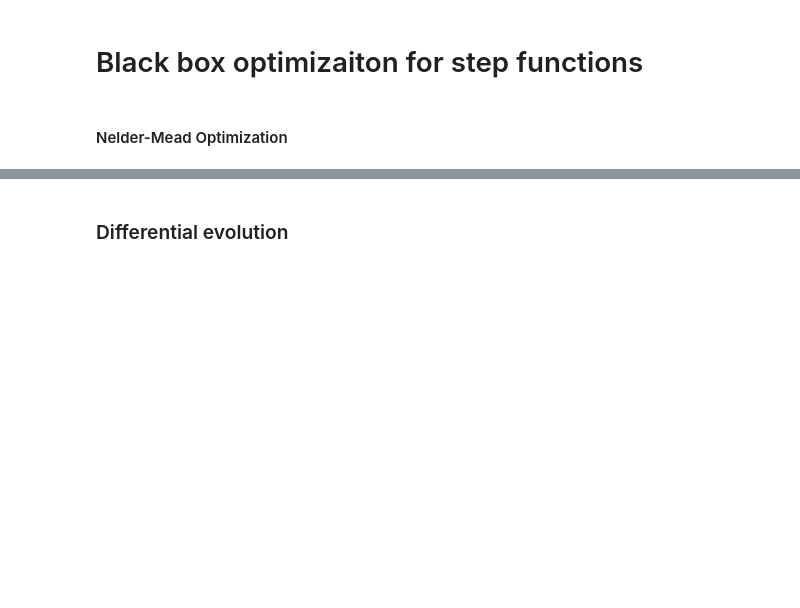
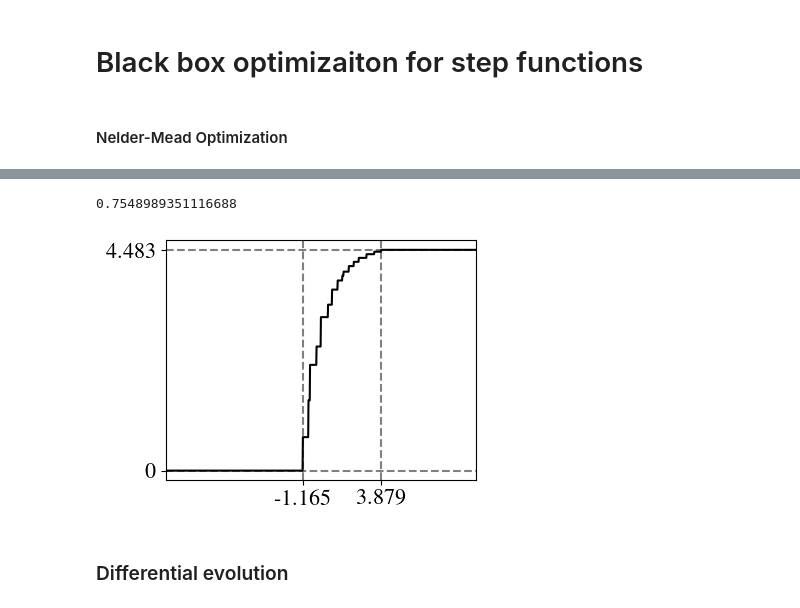
Before and after one commit to yuxinma98/NonlinearLaplacian, a Jupyter notebook: planted_submatrix.ipynb, the cells around one changed output, grey strips where cells are left out. Drawn from its saved outputs; the diff is of its cells as text; code cells hidden in the pictures; blank space fills up the shorter version.

```diff
--- a/planted_submatrix.ipynb
+++ b/planted_submatrix.ipynb
@@ -551,7 +728,7 @@ def minimize_with_random_initial_simplex(n=20, seed=0):
         historic_funs.append(intermediate_result.fun)
 
     res = spo.minimize(
-        c_for_step_function,
+        lambda beta: c_for_step_function(beta, c_range=[0.5, 1.0], tol=1e-12, plot=False),
         x0=np.zeros(2 * n + 2),
         method="Nelder-Mead",
         bounds=bounds,
@@ -559,11 +736,3 @@ def minimize_with_random_initial_simplex(n=20, seed=0):
         options={"initial_simplex": simplex},
     )
     return historic_xks, historic_funs, res
-# %%
-# n = 15
-for seed in range(10):
-    historic_xks, historic_funs, res = minimize_with_random_initial_simplex(n=15, seed=seed)
-    print(res.fun)
-    if res.fun < 0.8:
-        print(f"seed={seed}, res={res.x}, fun={res.fun}")
-        plot_step_function(res.x)
@@ -620,3 +739,27 @@ seed=5, res=[-1.9806006   0.671021    0.14115573  0.13879691  0.17297874  0.2721
+# %%
+# n = 15
+file = log_dir / "optimization_result_NM_n=15.pkl"
+try:
+    with open(file, "rb") as f:
+        results = pickle.load(f)
+except FileNotFoundError:
+    results = {}
+for seed in range(10):
+    if str(seed) in results:
+        continue
+    historic_xks, historic_funs, res = minimize_with_random_initial_simplex(n=15, seed=seed)
+    results[str(seed)] = [historic_xks, historic_funs, res]
+
+    with open(file, "wb") as f:
+        pickle.dump(results, f)
+
+results_list = [results[str(seed)][2].fun for seed in range(10)]
+argmin_seed = np.argmin(results_list)
+print(results_list[argmin_seed])
+plot_step_function(np.array(results[str(argmin_seed)][2].x), plot_dir / "step_function_NM_n=15.pdf")
+# %% [output]
+0.7548989351116688
+[figure, added]
 # %% [markdown]
 ### Differential evolution
 # %%
```
Also changed, not shown: parts of 14 cells of this notebook, 27 other files.
